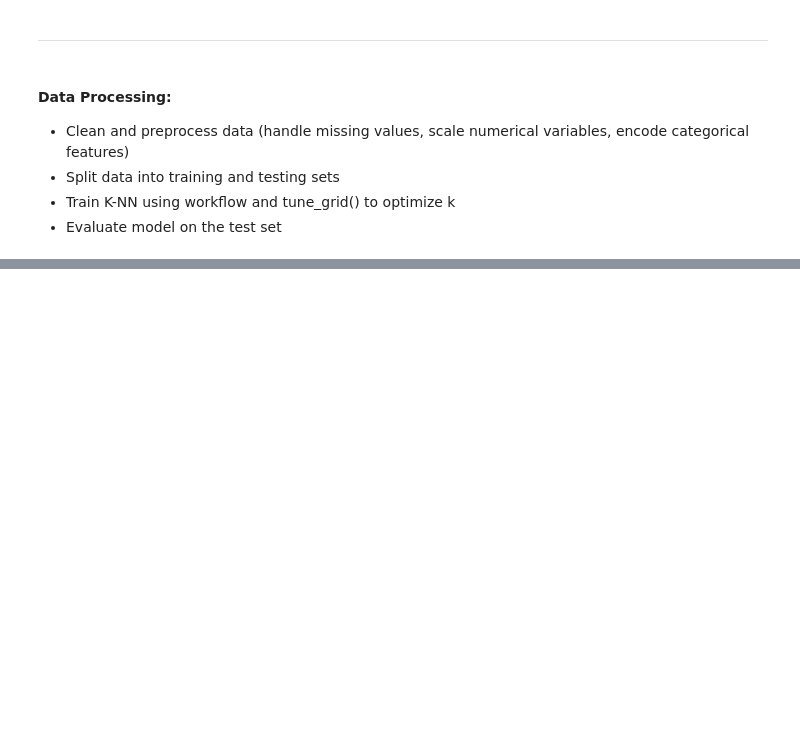
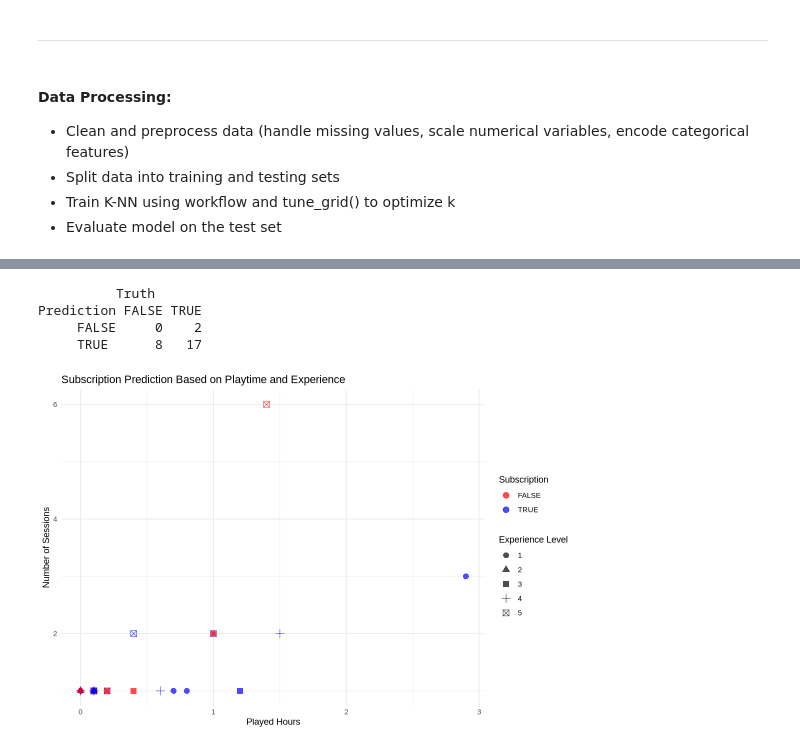
Before and after one commit to jmitra05/dsci-100-2024w2-group-003, a Jupyter notebook: Individual_portion.ipynb, the cells around one changed output, grey strips where cells are left out. Drawn from its saved outputs; the diff is of its cells as text; code cells hidden in the pictures; blank space fills up the shorter version.

Commit message:
knn prediction

```diff
--- a/Individual_portion.ipynb
+++ b/Individual_portion.ipynb
@@ -299,0 +500,12 @@ K-NN Classification
+# %%
+set.seed(2020)
+
+knn_spec_7 <- nearest_neighbor(weight_func = "rectangular", neighbors = 8) |>
+      set_engine("kknn") |>
+      set_mode("classification")
+
+players_fit_7 <- workflow() |>
+      add_recipe(players_recipe) |>
+      add_model(knn_spec_7) |>
+      fit(data = players_train)
+players_fit_7
@@ -299,0 +532,5 @@ K-NN Classification
+# %%
+players_test_predictions_7 <- predict(players_fit_7 , players_test) |>
+      bind_cols(players_test)
+
+players_test_predictions_7
@@ -299,0 +548,31 @@ K-NN Classification
+# %%
+set.seed(2020)
+
+players_mat_7 <- players_test_predictions_7 |>
+      conf_mat(truth = subscribe, estimate = .pred_class)
+
+players_mat_7
+# %% [output]
+          Truth
+Prediction FALSE TRUE
+     FALSE     0    2
+     TRUE      8   17
+# %%
+# Convert categorical variables to factors for visualization
+players_test_predictions_7$subscribe <- as.factor(players_test_predictions_7$subscribe)
+players_test_predictions_7$experience <- as.factor(players_test_predictions_7$experience)
+
+# Scatter plot: Played Hours vs. Number of Sessions, colored by Subscription
+ggplot(players_test_predictions_7, aes(x = played_hours, y = number_of_sessions, color = subscribe)) +
+  geom_point(aes(shape = experience), size = 3, alpha = 0.7) +  # Points with shape for experience level
+  scale_color_manual(values = c("red", "blue")) +  # Red for FALSE, Blue for TRUE
+  labs(
+    title = "Subscription Prediction Based on Playtime and Experience",
+    x = "Played Hours",
+    y = "Number of Sessions",
+    color = "Subscription",
+    shape = "Experience Level"
+  ) +
+  theme_minimal()
+# %% [output]
+[figure, added]
```
Also changed, not shown: parts of 17 cells of this notebook.
